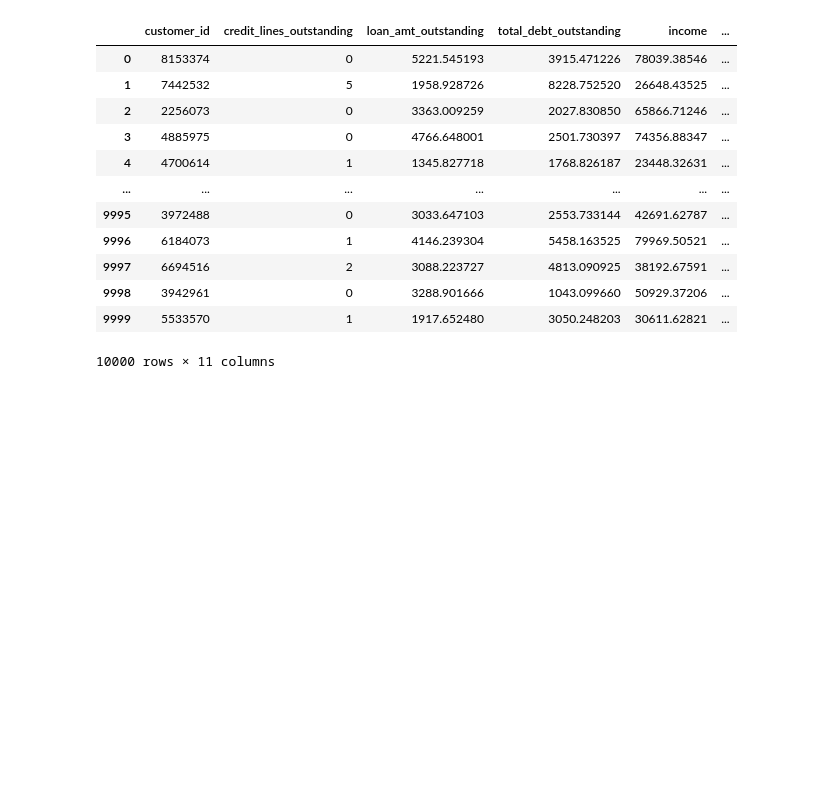
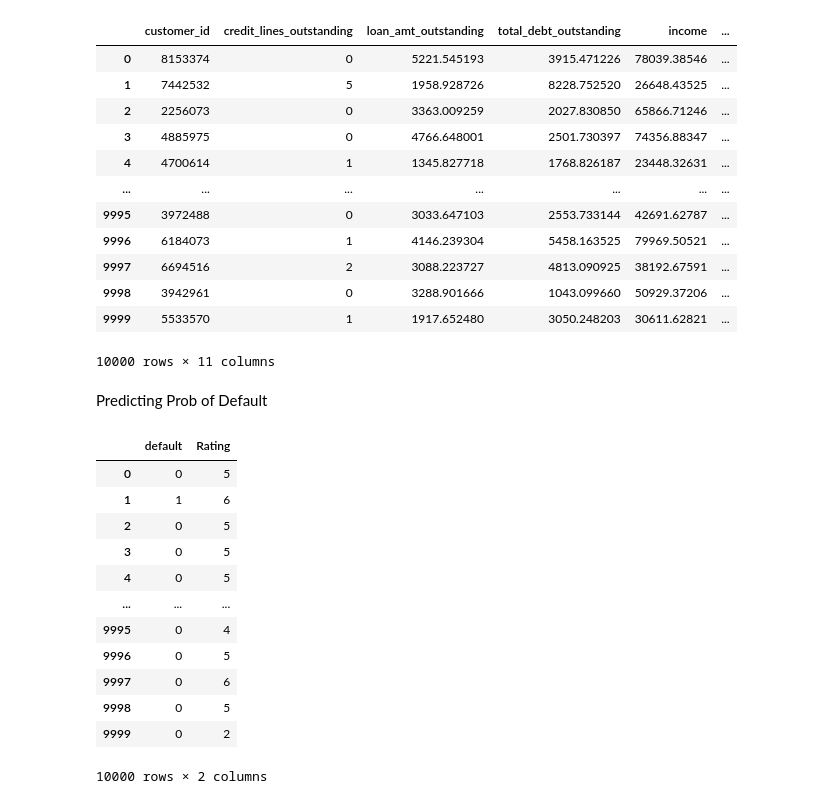
Before and after one commit to urvihp1001/JPMorganQuant, a Jupyter notebook: JPMC4.ipynb, the cells around one changed output. Drawn from its saved outputs; the diff is of its cells as text; code cells hidden in the pictures; blank space fills up the shorter version.

```diff
--- a/JPMC4.ipynb
+++ b/JPMC4.ipynb
@@ -129,3 +129,21 @@ Loans_df
 | 9998 | 3942961 | 0 | 3288.901666 | 1043.099660 | 50929.37206 | ... |
 | 9999 | 5533570 | 1 | 1917.652480 | 3050.248203 | 30611.62821 | ... |
 10000 rows × 11 columns
+# %% [markdown]
+Predicting Prob of Default
+# %%
+Loans_df[['default','Rating']]
+# %% [output]
+|  | default | Rating |
+| 0 | 0 | 5 |
+| 1 | 1 | 6 |
+| 2 | 0 | 5 |
+| 3 | 0 | 5 |
+| 4 | 0 | 5 |
+| ... | ... | ... |
+| 9995 | 0 | 4 |
+| 9996 | 0 | 5 |
+| 9997 | 0 | 6 |
+| 9998 | 0 | 5 |
+| 9999 | 0 | 2 |
+10000 rows × 2 columns
```
Also changed, not shown: parts of 15 cells of this notebook.
